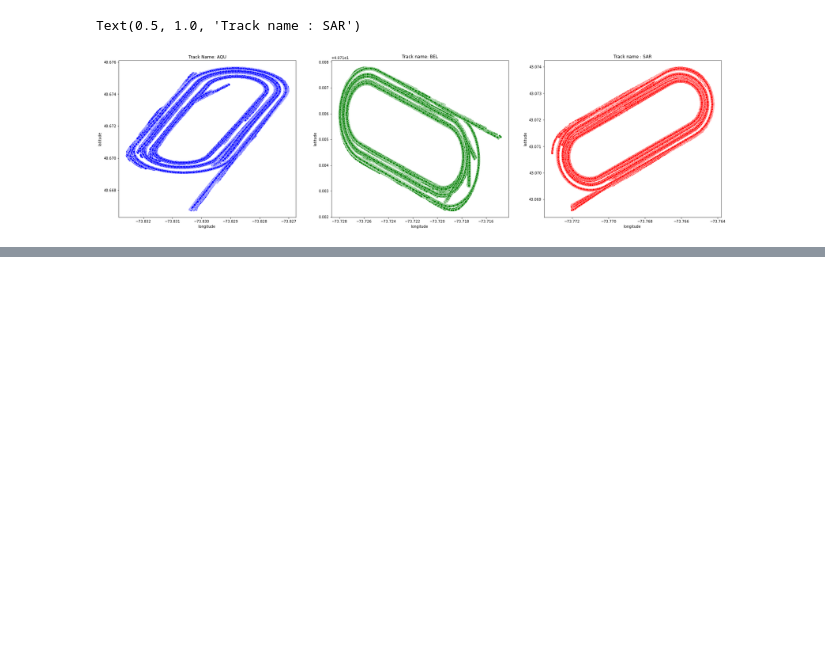
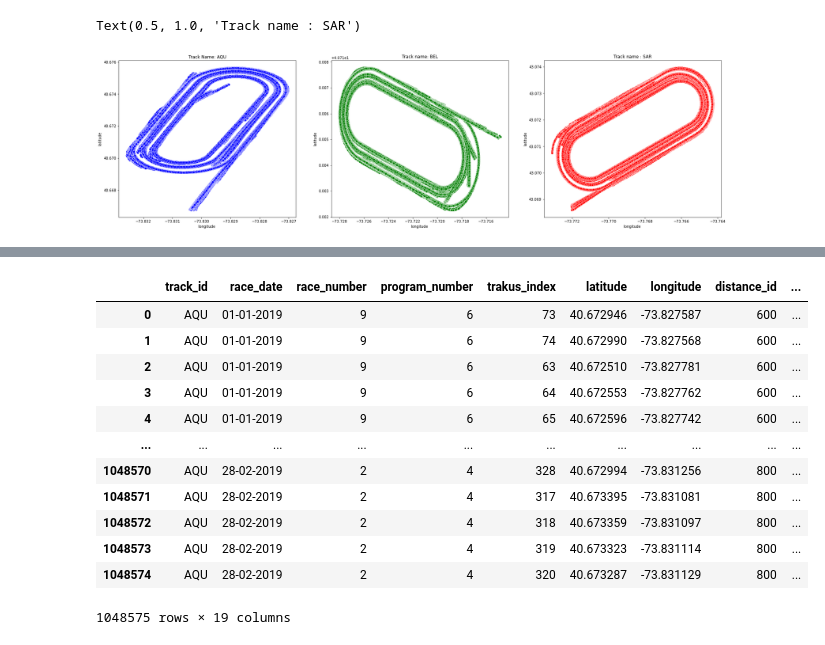
Before and after one commit to satishgc227/Problem-statement-1-of-Horses, a Jupyter notebook: Problem_statement_1_of_NYRA_.ipynb, the cells around one changed output, grey strips where cells are left out. Cells and saved outputs as stored; diff of their text form; code cells hidden in the pictures; blank space fills up the shorter version.

```diff
--- a/Problem_statement_1_of_NYRA_.ipynb
+++ b/Problem_statement_1_of_NYRA_.ipynb
@@ -100,7 +111,7 @@ Text(0.5, 1.0, 'Track name : SAR')
 [figure]
 # %%
 # Taking the sample of data
-
+df.race_date = pd.to_datetime(df.race_date)
 sample_data=df[(df['track_id'] == 'AQU') & (df['race_number\xa0'] == 1) & (df['race_date'] == '2019-03-23')]
 sample_data
 # Selecting three horses from the sample data
@@ -108,11 +119,13 @@ program_number_1 = sample_data[sample_data['program_number\xa0']== '1'].sort_val
 program_number_2 = sample_data[sample_data['program_number\xa0']=='2'].sort_values('trakus_index\xa0')
 program_number_4= sample_data[sample_data['program_number\xa0']=='4'].sort_values('trakus_index\xa0')
 
+
+
 colors = ['red', 'green', 'blue']
 
 data_trace0 = go.Scatter(x = program_number_1['longitude\xa0'], y = program_number_1['latitude\xa0'], mode = 'lines', line = {'width': 2, 'color': colors[0]}, name = 'Horse_1' )
 data_trace1 = go.Scatter(x = program_number_2['longitude\xa0'], y = program_number_2['latitude\xa0'], mode = 'lines', line = {'width': 2, 'color': colors[1]}, name = 'Horse_2' )
-data_trace2 = go.Scatter(x = program_number_3['longitude\xa0'], y = program_number_3['latitude\xa0'], mode = 'lines', line = {'width': 2, 'color': colors[2]}, name = 'Horse_3' )
+data_trace2 = go.Scatter(x = program_number_4['longitude\xa0'], y = program_number_4['latitude\xa0'], mode = 'lines', line = {'width': 2, 'color': colors[2]}, name = 'Horse_3' )
 
 data = [data_trace0, data_trace1, data_trace2]
 layout = go.Layout(xaxis = {'range': [-73.833, -73.827], 'autorange': False, 'zeroline': False, 'title': 'Longitude\xa0'},
@@ -141,3 +154,20 @@ fig = go.Figure(data = data, layout = layout, frames = frames)
 fig.show()
 # %% [output]
 [interactive output not drawn]
+# %%
+df['xy'] = np.array(utm.from_latlon(df['latitude\xa0'].values, df['longitude\xa0'].values)[:2]).T.tolist()
+df
+# %% [output]
+|  | track_id | race_date | race_number | program_number | trakus_index | latitude | longitude | distance_id | ... |
+| 0 | AQU | 01-01-2019 | 9 | 6 | 73 | 40.672946 | -73.827587 | 600 | ... |
+| 1 | AQU | 01-01-2019 | 9 | 6 | 74 | 40.672990 | -73.827568 | 600 | ... |
+| 2 | AQU | 01-01-2019 | 9 | 6 | 63 | 40.672510 | -73.827781 | 600 | ... |
+| 3 | AQU | 01-01-2019 | 9 | 6 | 64 | 40.672553 | -73.827762 | 600 | ... |
+| 4 | AQU | 01-01-2019 | 9 | 6 | 65 | 40.672596 | -73.827742 | 600 | ... |
+| ... | ... | ... | ... | ... | ... | ... | ... | ... | ... |
+| 1048570 | AQU | 28-02-2019 | 2 | 4 | 328 | 40.672994 | -73.831256 | 800 | ... |
+| 1048571 | AQU | 28-02-2019 | 2 | 4 | 317 | 40.673395 | -73.831081 | 800 | ... |
+| 1048572 | AQU | 28-02-2019 | 2 | 4 | 318 | 40.673359 | -73.831097 | 800 | ... |
+| 1048573 | AQU | 28-02-2019 | 2 | 4 | 319 | 40.673323 | -73.831114 | 800 | ... |
+| 1048574 | AQU | 28-02-2019 | 2 | 4 | 320 | 40.673287 | -73.831129 | 800 | ... |
+1048575 rows × 19 columns
```
Also changed, not shown: parts of 4 cells of this notebook.
